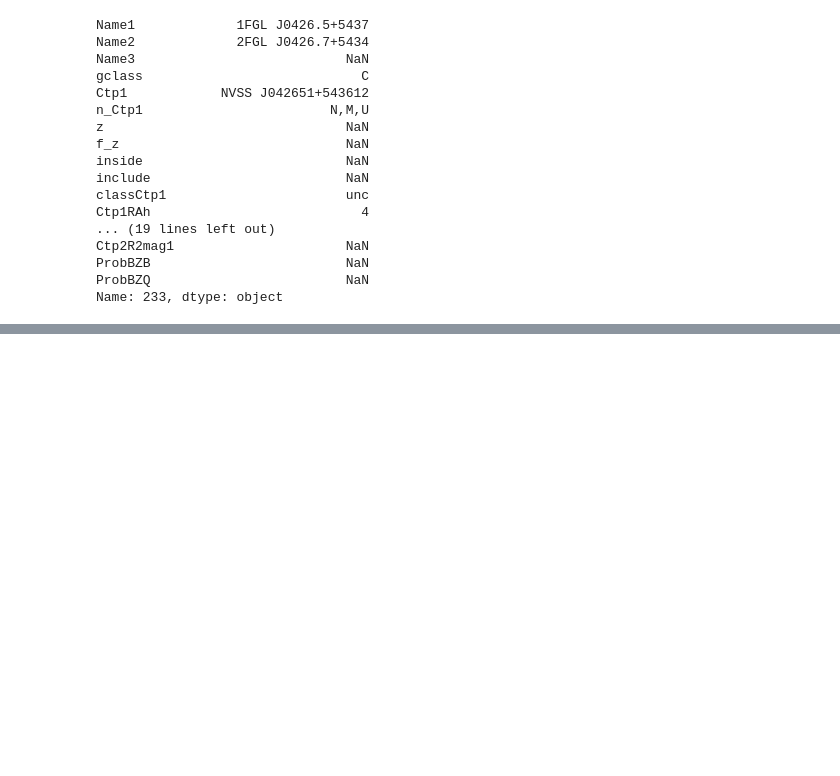
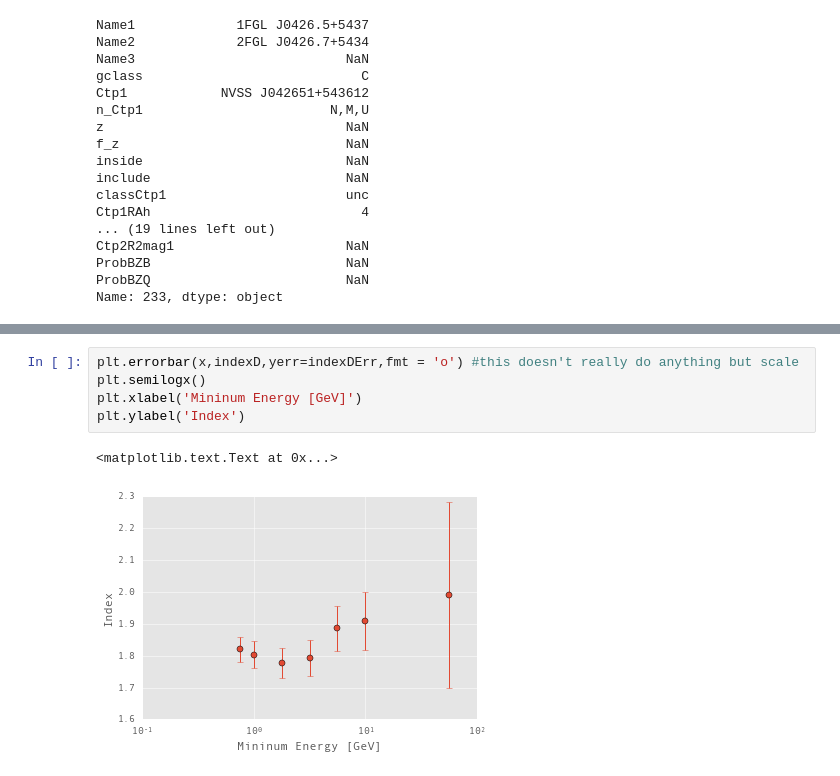
Before and after one commit to bbw7561135/ipynbs, a Jupyter notebook: G150.3+4.5.ipynb, the cells around one changed output, grey strips where cells are left out. Cells and saved outputs as stored; diff of their text form; blank space fills up the shorter version.

```diff
--- a/G150.3+4.5.ipynb
+++ b/G150.3+4.5.ipynb
@@ -391,0 +572,8 @@ Name: 233, dtype: object
+# %%
+plt.errorbar(x,indexD,yerr=indexDErr,fmt = 'o') #this doesn't really do anything but scale
+plt.semilogx()
+plt.xlabel('Mininum Energy [GeV]')
+plt.ylabel('Index')
+# %% [output]
+<matplotlib.text.Text at 0x...>
+[figure, added]
```
Also changed, not shown: parts of 22 cells of this notebook.
